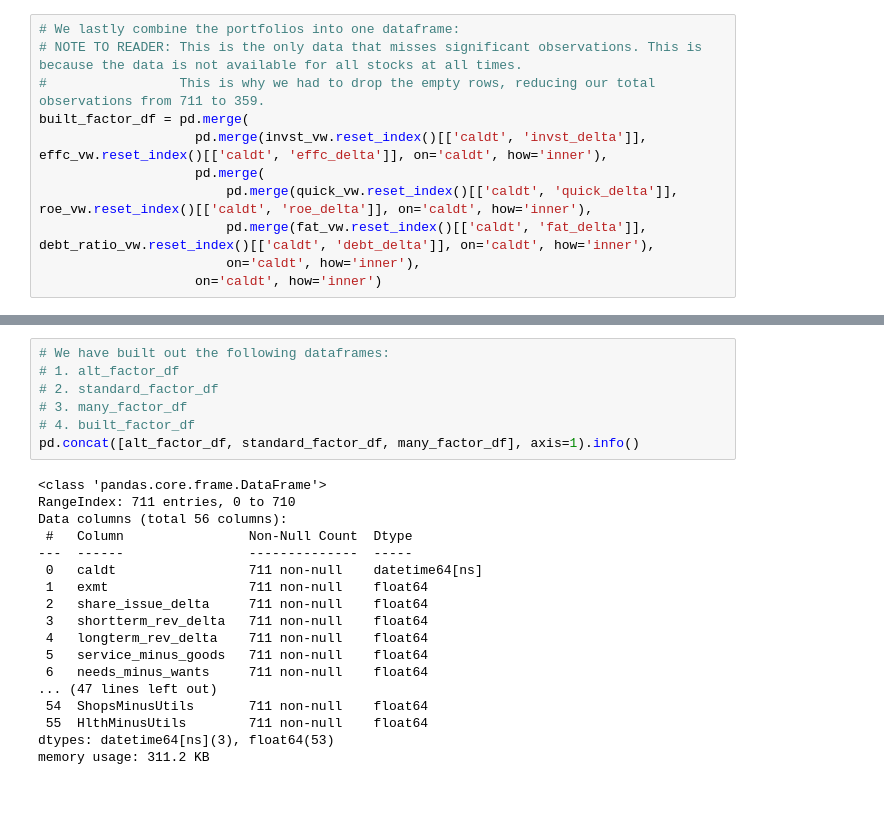
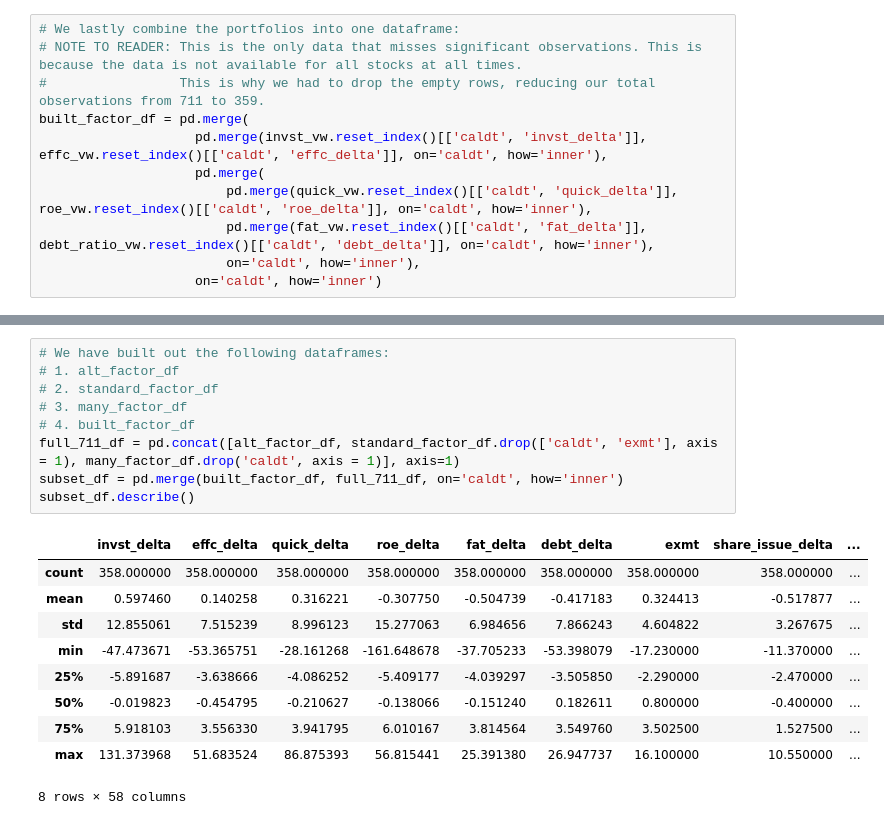
Before and after one commit to sethjpete/econ588project, a Jupyter notebook: final.ipynb, the cells around one changed output, grey strips where cells are left out. Drawn from its saved outputs; the diff is of its cells as text; blank space fills up the shorter version.

```diff
--- a/final.ipynb
+++ b/final.ipynb
@@ -352,25 +381,20 @@ built_factor_df.head()
 # %%
 # We have built out the following dataframes:
 # 1. alt_factor_df
 # 2. standard_factor_df
 # 3. many_factor_df
 # 4. built_factor_df
-pd.concat([alt_factor_df, standard_factor_df, many_factor_df], axis=1).info()
+full_711_df = pd.concat([alt_factor_df, standard_factor_df.drop(['caldt', 'exmt'], axis = 1), many_factor_df.drop('caldt', axis = 1)], axis=1)
+subset_df = pd.merge(built_factor_df, full_711_df, on='caldt', how='inner')
+subset_df.describe()
 # %% [output]
+|  | invst_delta | effc_delta | quick_delta | roe_delta | fat_delta | debt_delta | exmt | share_issue_delta | ... |
+| count | 358.000000 | 358.000000 | 358.000000 | 358.000000 | 358.000000 | 358.000000 | 358.000000 | 358.000000 | ... |
+| mean | 0.597460 | 0.140258 | 0.316221 | -0.307750 | -0.504739 | -0.417183 | 0.324413 | -0.517877 | ... |
+| std | 12.855061 | 7.515239 | 8.996123 | 15.277063 | 6.984656 | 7.866243 | 4.604822 | 3.267675 | ... |
+| min | -47.473671 | -53.365751 | -28.161268 | -161.648678 | -37.705233 | -53.398079 | -17.230000 | -11.370000 | ... |
+| 25% | -5.891687 | -3.638666 | -4.086252 | -5.409177 | -4.039297 | -3.505850 | -2.290000 | -2.470000 | ... |
+| 50% | -0.019823 | -0.454795 | -0.210627 | -0.138066 | -0.151240 | 0.182611 | 0.800000 | -0.400000 | ... |
+| 75% | 5.918103 | 3.556330 | 3.941795 | 6.010167 | 3.814564 | 3.549760 | 3.502500 | 1.527500 | ... |
+| max | 131.373968 | 51.683524 | 86.875393 | 56.815441 | 25.391380 | 26.947737 | 16.100000 | 10.550000 | ... |
-<class 'pandas.core.frame.DataFrame'>
-RangeIndex: 711 entries, 0 to 710
-Data columns (total 56 columns):
- #   Column                Non-Null Count  Dtype
----  ------                --------------  -----
- 0   caldt                 711 non-null    datetime64[ns]
- 1   exmt                  711 non-null    float64
- 2   share_issue_delta     711 non-null    float64
- 3   shortterm_rev_delta   711 non-null    float64
- 4   longterm_rev_delta    711 non-null    float64
- 5   service_minus_goods   711 non-null    float64
- 6   needs_minus_wants     711 non-null    float64
-... (47 lines left out)
- 54  ShopsMinusUtils       711 non-null    float64
- 55  HlthMinusUtils        711 non-null    float64
-dtypes: datetime64[ns](3), float64(53)
-memory usage: 311.2 KB
+8 rows × 58 columns
```
Also changed, not shown: parts of 7 cells of this notebook, 1 other file.
